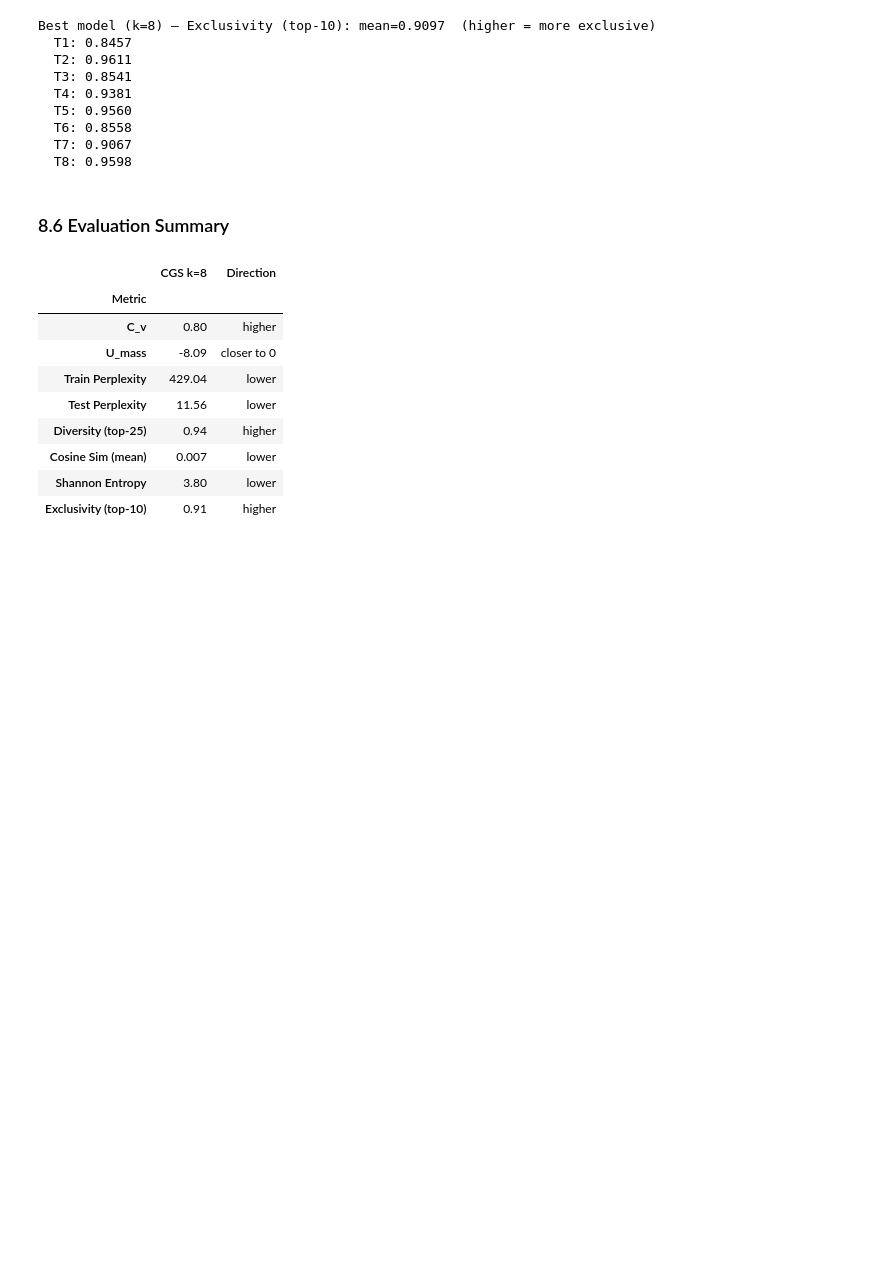
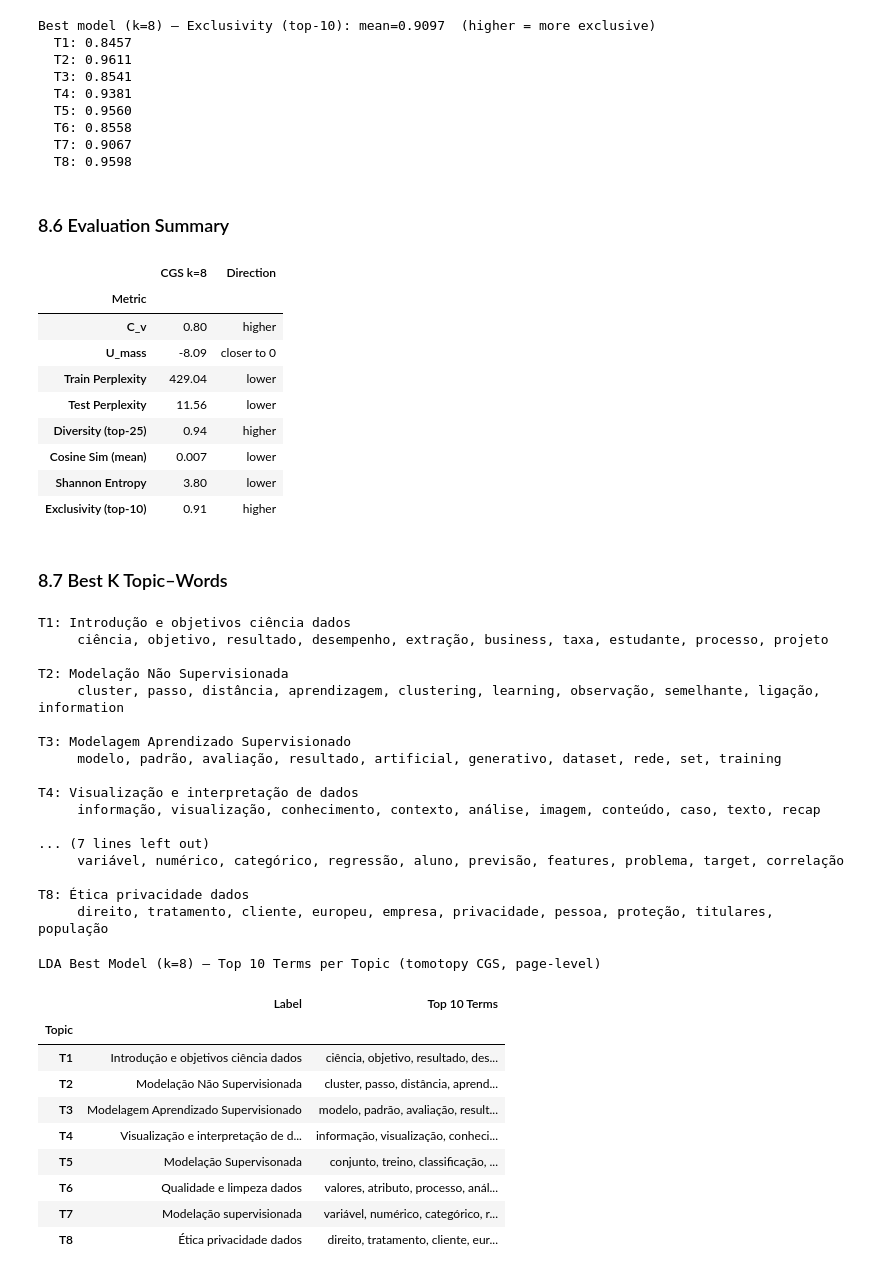
Before and after one commit to lcopolillo/MIGThesis-126735, a Jupyter notebook: src/notebooks/lda-page-cgs.ipynb, the cells around one changed output. Cells and saved outputs as stored; diff of their text form; code cells hidden in the pictures; blank space fills up the shorter version.

```diff
--- a/src/notebooks/lda-page-cgs.ipynb
+++ b/src/notebooks/lda-page-cgs.ipynb
@@ -528,3 +528,61 @@ summary_df
 | Cosine Sim (mean) | 0.007 | lower |
 | Shannon Entropy | 3.80 | lower |
 | Exclusivity (top-10) | 0.91 | higher |
+# %% [markdown]
+### 8.7 Best K Topic–Words
+# %%
+from utils import generate_topic_labels_llm
+
+TOP_N = 10
+
+best_labels = generate_topic_labels_llm(best_model, K_CGS_BEST, use_course_topics=True)
+
+for i in range(K_CGS_BEST):
+    words = ', '.join(w for w, _ in best_model.get_topic_words(i, top_n=TOP_N))
+    print(f'T{i+1}: {best_labels[i]}')
+    print(f'     {words}')
+    print()
+
+rows = []
+for i in range(K_CGS_BEST):
+    terms   = best_model.get_topic_words(i, top_n=TOP_N)
+    words   = ', '.join(w for w, _ in terms)
+    rows.append({
+        'Topic': f'T{i+1}',
+        'Label': best_labels[i],
+        'Top 10 Terms': words,
+    })
+
+best_topic_df = pd.DataFrame(rows).set_index('Topic')
+best_topic_df.style \
+    .set_caption(f'LDA Best Model (k={K_CGS_BEST}) — Top {TOP_N} Terms per Topic (tomotopy CGS, page-level)') \
+    .set_properties(**{'text-align': 'left'})
+# %% [output]
+T1: Introdução e objetivos ciência dados
+     ciência, objetivo, resultado, desempenho, extração, business, taxa, estudante, processo, projeto
+
+T2: Modelação Não Supervisionada
+     cluster, passo, distância, aprendizagem, clustering, learning, observação, semelhante, ligação, information
+
+T3: Modelagem Aprendizado Supervisionado
+     modelo, padrão, avaliação, resultado, artificial, generativo, dataset, rede, set, training
+
+T4: Visualização e interpretação de dados
+     informação, visualização, conhecimento, contexto, análise, imagem, conteúdo, caso, texto, recap
+
+... (7 lines left out)
+     variável, numérico, categórico, regressão, aluno, previsão, features, problema, target, correlação
+
+T8: Ética privacidade dados
+     direito, tratamento, cliente, europeu, empresa, privacidade, pessoa, proteção, titulares, população
+LDA Best Model (k=8) — Top 10 Terms per Topic (tomotopy CGS, page-level)
+|  | Label | Top 10 Terms |
+| Topic |  |  |
+| T1 | Introdução e objetivos ciência dados | ciência, objetivo, resultado, des... |
+| T2 | Modelação Não Supervisionada | cluster, passo, distância, aprend... |
+| T3 | Modelagem Aprendizado Supervisionado | modelo, padrão, avaliação, result... |
+| T4 | Visualização e interpretação de d... | informação, visualização, conheci... |
+| T5 | Modelação Supervisonada | conjunto, treino, classificação, ... |
+| T6 | Qualidade e limpeza dados | valores, atributo, processo, anál... |
+| T7 | Modelação supervisionada | variável, numérico, categórico, r... |
+| T8 | Ética privacidade dados | direito, tratamento, cliente, eur... |
```
Also changed, not shown: parts of 3 cells of this notebook, 29 other files.
